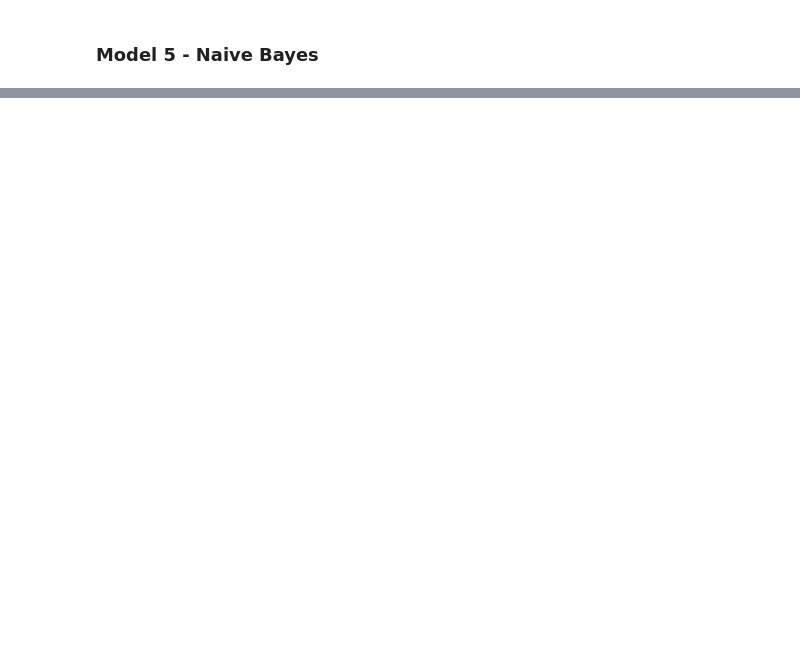
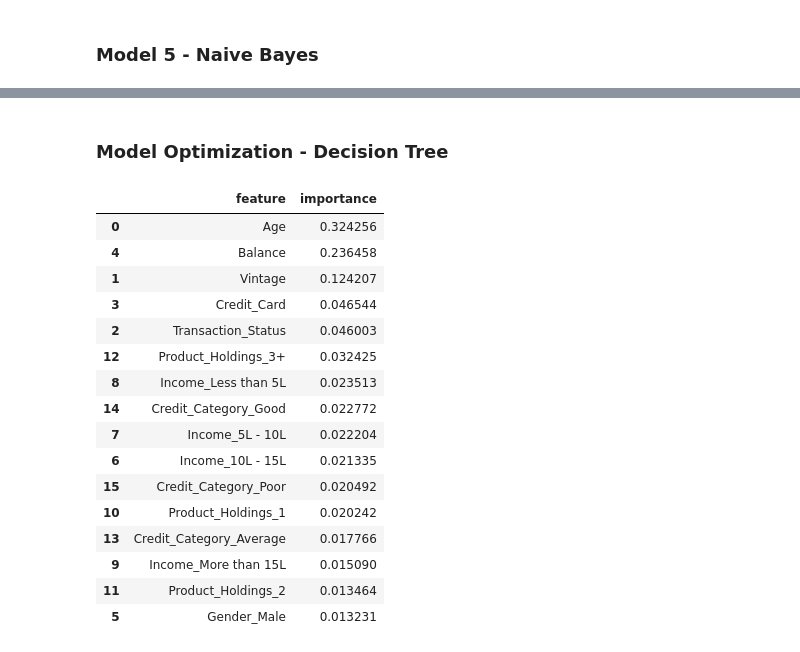
Before and after one commit to JozJozmin/Churn-Prediction-ML, a Jupyter notebook: Churn_Prediction_Improved_model.ipynb, the cells around one changed output, grey strips where cells are left out. Cells and saved outputs as stored; diff of their text form; code cells hidden in the pictures; blank space fills up the shorter version.

```diff
--- a/Churn_Prediction_Improved_model.ipynb
+++ b/Churn_Prediction_Improved_model.ipynb
@@ -942,0 +914,24 @@ Accuracy of validating data :0.596
+# %% [markdown]
+### Model Optimization - Decision Tree
+# %%
+importance_df = pd.DataFrame({'feature': X_train.columns,'importance': classifier_DT.feature_importances_
+                              }).sort_values('importance', ascending=False)
+importance_df
+# %% [output]
+|  | feature | importance |
+| 0 | Age | 0.324256 |
+| 4 | Balance | 0.236458 |
+| 1 | Vintage | 0.124207 |
+| 3 | Credit_Card | 0.046544 |
+| 2 | Transaction_Status | 0.046003 |
+| 12 | Product_Holdings_3+ | 0.032425 |
+| 8 | Income_Less than 5L | 0.023513 |
+| 14 | Credit_Category_Good | 0.022772 |
+| 7 | Income_5L - 10L | 0.022204 |
+| 6 | Income_10L - 15L | 0.021335 |
+| 15 | Credit_Category_Poor | 0.020492 |
+| 10 | Product_Holdings_1 | 0.020242 |
+| 13 | Credit_Category_Average | 0.017766 |
+| 9 | Income_More than 15L | 0.015090 |
+| 11 | Product_Holdings_2 | 0.013464 |
+| 5 | Gender_Male | 0.013231 |
```
Also changed, not shown: parts of 17 cells of this notebook.
